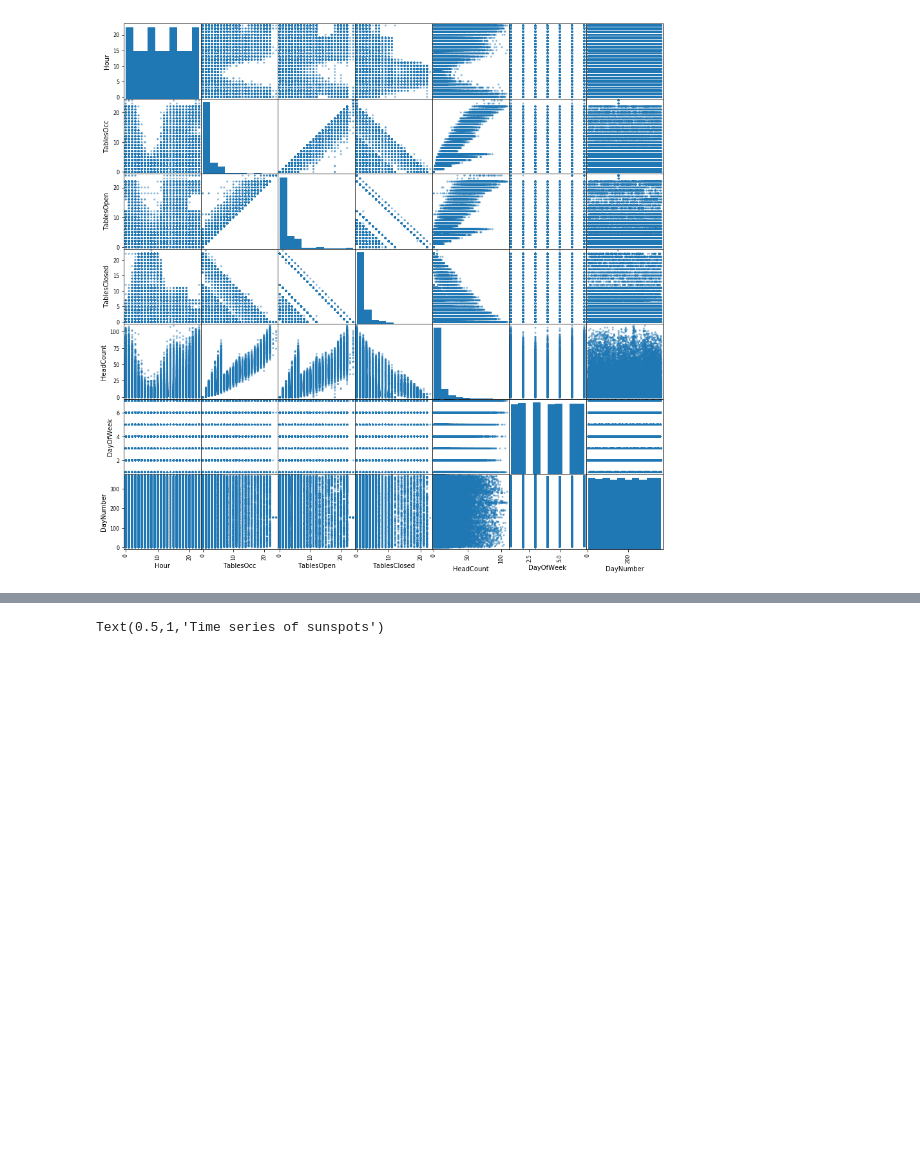
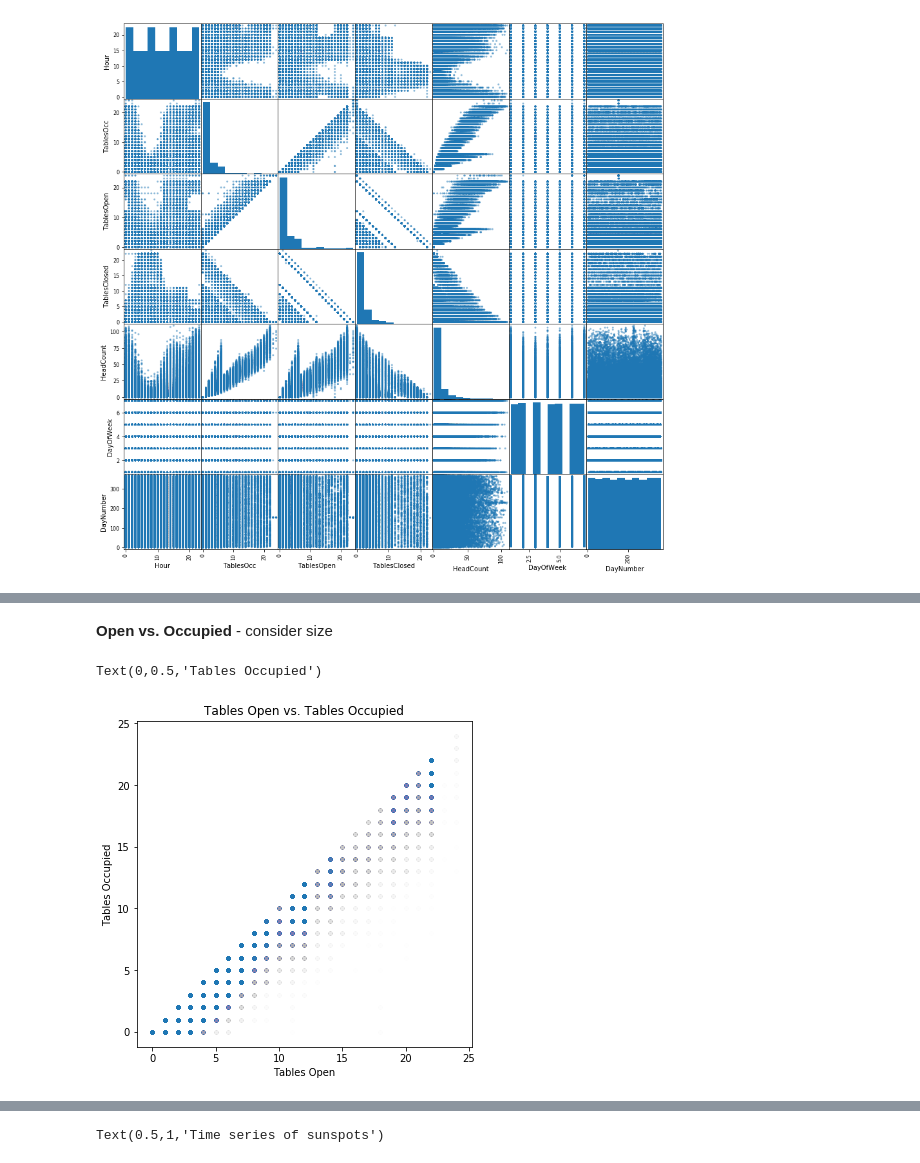
Before and after one commit to ryanarbow/uw_data_science, a Jupyter notebook: DS_methods_and_tools_2/RyanArbow-M01-Vizualization.ipynb, the cells around one changed output, grey strips where cells are left out. Cells and saved outputs as stored; diff of their text form; code cells hidden in the pictures; blank space fills up the shorter version.

```diff
--- a/DS_methods_and_tools_2/RyanArbow-M01-Vizualization.ipynb
+++ b/DS_methods_and_tools_2/RyanArbow-M01-Vizualization.ipynb
@@ -88,0 +107,11 @@ plt.show()
+# %% [markdown]
+**Open vs. Occupied** - consider size
+# %%
+ax = plt.figure(figsize=(6,6)).gca()
+casino.plot.scatter(x = 'TablesOpen', y = 'TablesOcc', ax = ax, alpha = 0.003)
+ax.set_title('Tables Open vs. Tables Occupied')
+ax.set_xlabel('Tables Open')
+ax.set_ylabel('Tables Occupied')
+# %% [output]
+Text(0,0.5,'Tables Occupied')
+[figure, added]
```
Also changed, not shown: parts of 22 cells of this notebook, 2 other files.
